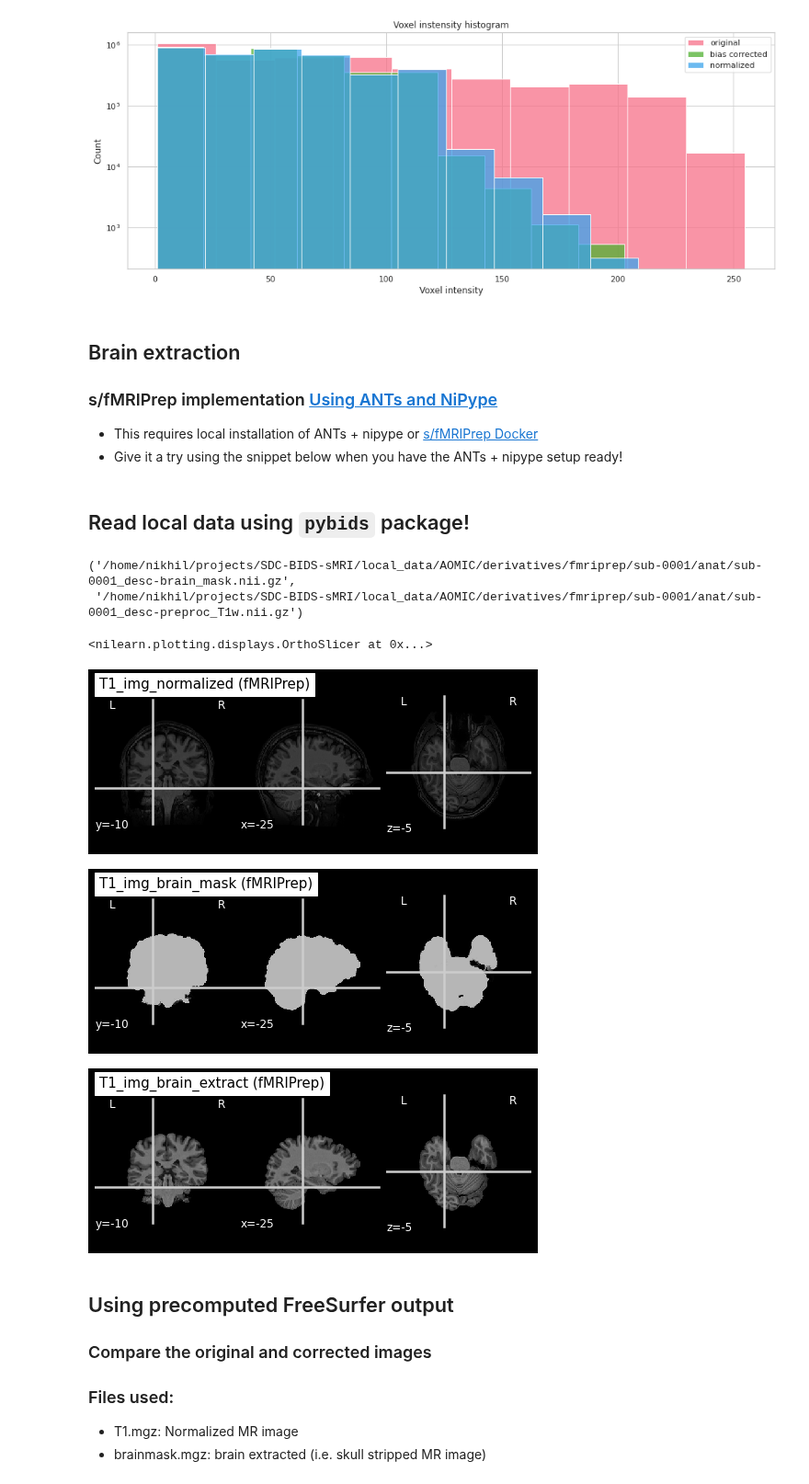
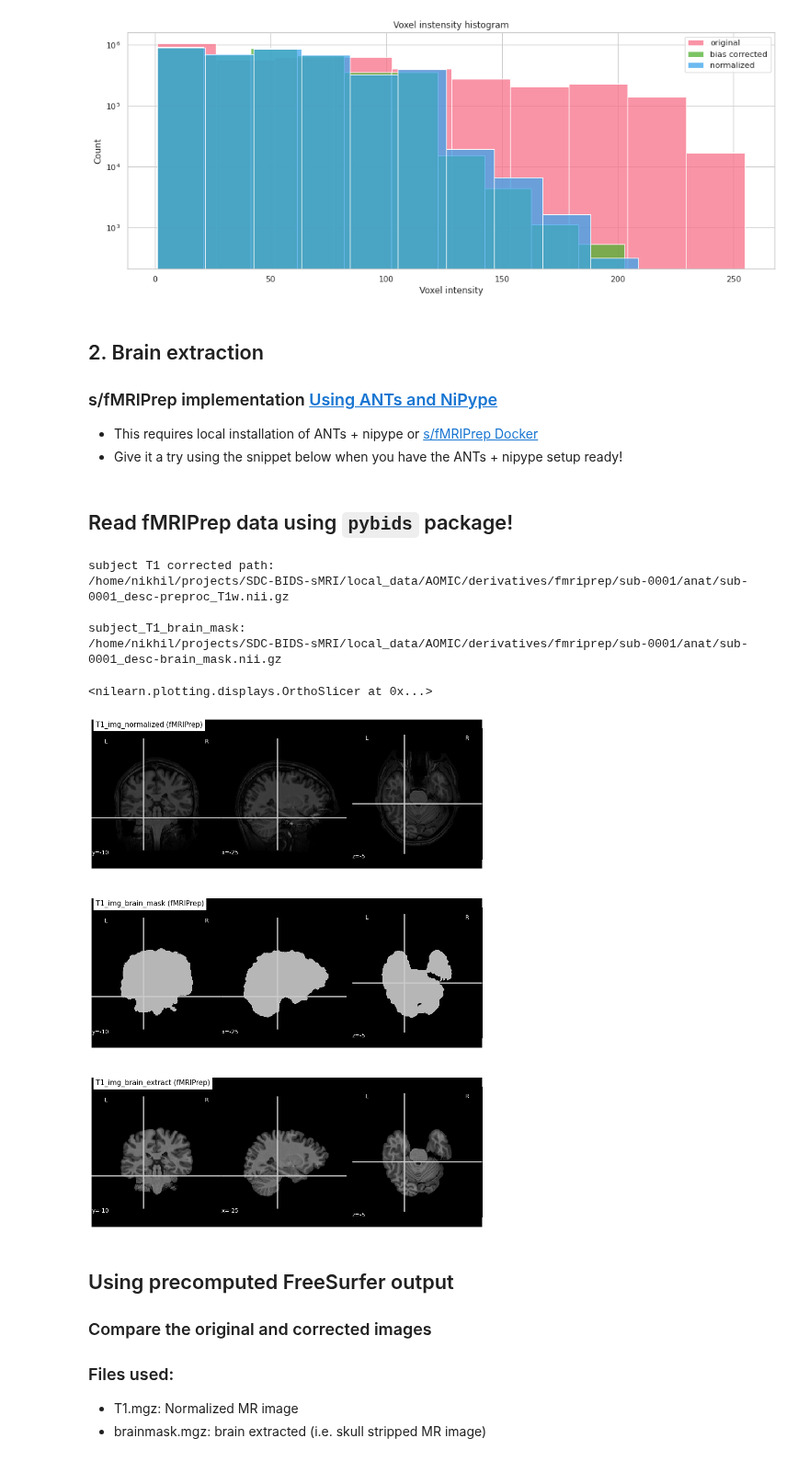
Before and after one commit to carpentries-incubator/SDC-BIDS-sMRI, a Jupyter notebook: code/2_sMRI_image_cleanup.ipynb, the cells around one changed output. Shown at 92% size. Cells and saved outputs as stored; diff of their text form; code cells hidden in the pictures.

```diff
--- a/code/2_sMRI_image_cleanup.ipynb
+++ b/code/2_sMRI_image_cleanup.ipynb
@@ -166,10 +170,14 @@ subject_T1, subject_T1_N4_corrected
 
 # n4.run()
 # %%
+fig, (ax1,ax2) = plt.subplots(2,1,figsize=(15,20))
+
 # Plot waw scan
-plotting.plot_anat(subject_T1, title=subject_id)
+vmax = 0.7*nib.load(subject_T1).get_fdata().max() #increase brightness
+plotting.plot_anat(subject_T1, title=subject_id, vmax=vmax, axes=ax1)
 
 # Plot Corrected image
-plotting.plot_anat(subject_T1_N4_corrected, title=' N4_corrected (fMRIPrep)')
+vmax = 0.7*nib.load(subject_T1_N4_corrected).get_fdata().max() #increase brightness
+plotting.plot_anat(subject_T1_N4_corrected, title=' N4_corrected (fMRIPrep)', vmax=vmax, axes=ax2)
 # %% [output]
 <nilearn.plotting.displays.OrthoSlicer at 0x...>
@@ -238,7 +246,7 @@ with sns.axes_style("whitegrid"):
 # %% [output]
 [figure]
 # %% [markdown]
-## Brain extraction
+## 2. Brain extraction
 ### s/fMRIPrep implementation [Using ANTs and NiPype](https://pythonhosted.org/nipype/interfaces/generated/nipype.interfaces.ants.segmentation.html#brainextraction)
 - This requires local installation of ANTs + nipype or [s/fMRIPrep Docker](https://fmriprep.org/en/stable/docker.html#running-fmriprep-with-the-fmriprep-docker-wrapper)
 - Give it a try using the snippet below when you have the ANTs + nipype setup ready!
@@ -253,7 +261,7 @@ with sns.axes_style("whitegrid"):
 
 ##'antsBrainExtraction.sh -a T1.nii.gz -m ProbabilityMaskOfStudyTemplate.nii.gz -e study_template.nii.gz -d 3 -s nii.gz -o highres001_'
 # %% [markdown]
-## Read local data using `pybids` package!
+## Read fMRIPrep data using `pybids` package!
 # %%
 subject_T1_N4_corrected = bids_layout.get(subject="0001", scope="derivatives", datatype='anat', suffix='T1w',
                                desc='preproc', extension='nii.gz', return_type='filename')[0]
@@ -261,27 +269,32 @@ subject_T1_N4_corrected = bids_layout.get(subject="0001", scope="derivatives", d
 subject_T1_brain_mask = bids_layout.get(subject="0001", scope="derivatives", datatype='anat', suffix='mask',
                                desc='brain', extension='nii.gz', return_type='filename')[0]
 
-subject_T1_brain_mask, subject_T1_N4_corrected
+
+print(f"subject T1 corrected path:\n{subject_T1_N4_corrected}")
+print(f"\nsubject_T1_brain_mask:\n{subject_T1_brain_mask}")
 # %% [output]
-('/home/nikhil/projects/SDC-BIDS-sMRI/local_data/AOMIC/derivatives/fmriprep/sub-0001/anat/sub-0001_desc-brain_mask.nii.gz',
- '/home/nikhil/projects/SDC-BIDS-sMRI/local_data/AOMIC/derivatives/fmriprep/sub-0001/anat/sub-0001_desc-preproc_T1w.nii.gz')
+subject T1 corrected path:
+/home/nikhil/projects/SDC-BIDS-sMRI/local_data/AOMIC/derivatives/fmriprep/sub-0001/anat/sub-0001_desc-preproc_T1w.nii.gz
+
+subject_T1_brain_mask:
+/home/nikhil/projects/SDC-BIDS-sMRI/local_data/AOMIC/derivatives/fmriprep/sub-0001/anat/sub-0001_desc-brain_mask.nii.gz
 # %%
 T1_img_normalized = nib.load(subject_T1_N4_corrected)
 T1_img_brain_mask = nib.load(subject_T1_brain_mask)
 masked_data = T1_img_normalized.get_fdata() * T1_img_brain_mask.get_fdata()
 
 T1_img_brain_extract = nib.Nifti1Image(masked_data, T1_img_normalized.affine)
 
 cut_coords = (-25,-10,-5)
 
-plotting.plot_anat(T1_img_normalized, title="T1_img_normalized (fMRIPrep)", cut_coords=cut_coords)
-plotting.plot_anat(T1_img_brain_mask, title="T1_img_brain_mask (fMRIPrep)", cut_coords=cut_coords)
-plotting.plot_anat(T1_img_brain_extract, title="T1_img_brain_extract (fMRIPrep)", cut_coords=cut_coords)
+fig, (ax1,ax2,ax3) = plt.subplots(3,1,figsize=(15,20))
+
+plotting.plot_anat(T1_img_normalized, title="T1_img_normalized (fMRIPrep)", cut_coords=cut_coords, axes=ax1)
+plotting.plot_anat(T1_img_brain_mask, title="T1_img_brain_mask (fMRIPrep)", cut_coords=cut_coords, axes=ax2)
+plotting.plot_anat(T1_img_brain_extract, title="T1_img_brain_extract (fMRIPrep)", cut_coords=cut_coords, axes=ax3)
 # %% [output]
 <nilearn.plotting.displays.OrthoSlicer at 0x...>
-[figure, old version]
+[figure, new version]
-[figure, removed]
-[figure, removed]
 # %% [markdown]
 ## Using precomputed FreeSurfer output
 
```
Also changed, not shown: parts of 9 cells of this notebook, 8 other files.
